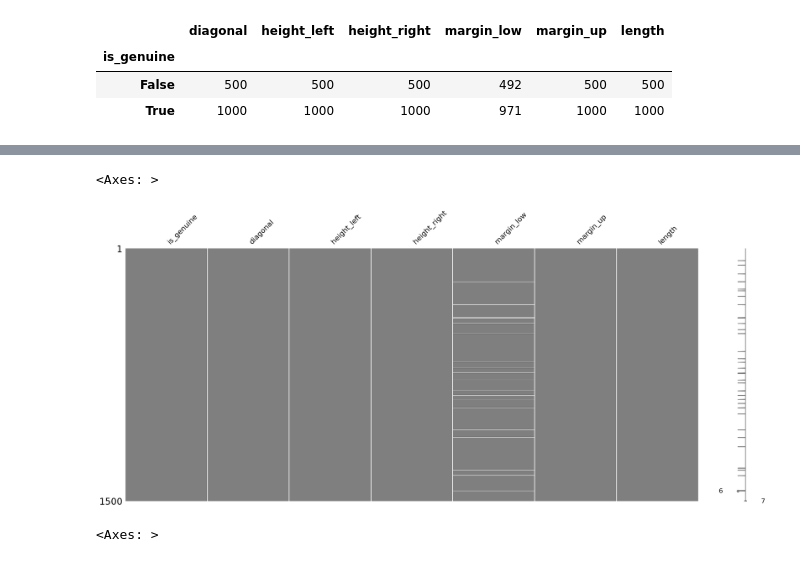
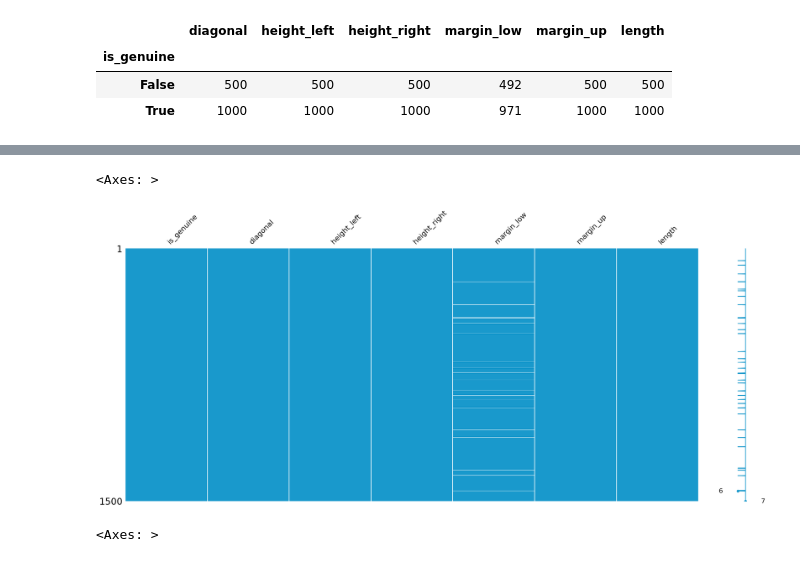
Before and after one commit to sttutie/Jungho-Shin, a Jupyter notebook: 위조지폐_Knn.ipynb, the cells around one changed output, grey strips where cells are left out. Drawn from its saved outputs; the diff is of its cells as text; code cells hidden in the pictures.

```diff
--- a/위조지폐_Knn.ipynb
+++ b/위조지폐_Knn.ipynb
@@ -36,8 +41,8 @@ import missingno as msno
 # %%
-msno.matrix(df, color=(0.5, 0.5, 0.5))
+msno.matrix(df, color=(0.1, 0.6, 0.8))
 # %% [output]
 <Axes: >
-[figure, old version]
+[figure, new version]
 # %%
 from sklearn.impute import KNNImputer
 # %%
```
Also changed, not shown: parts of 3 cells of this notebook.
